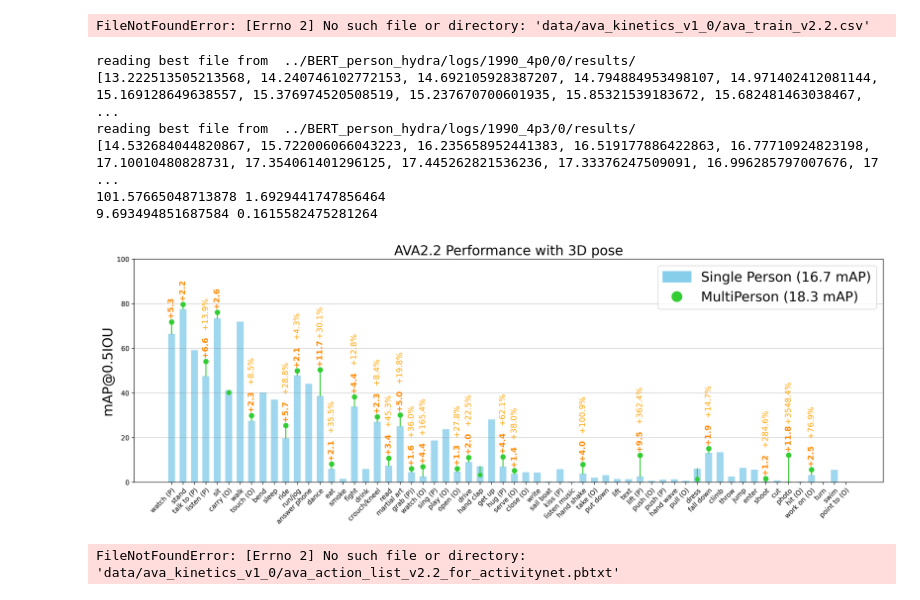
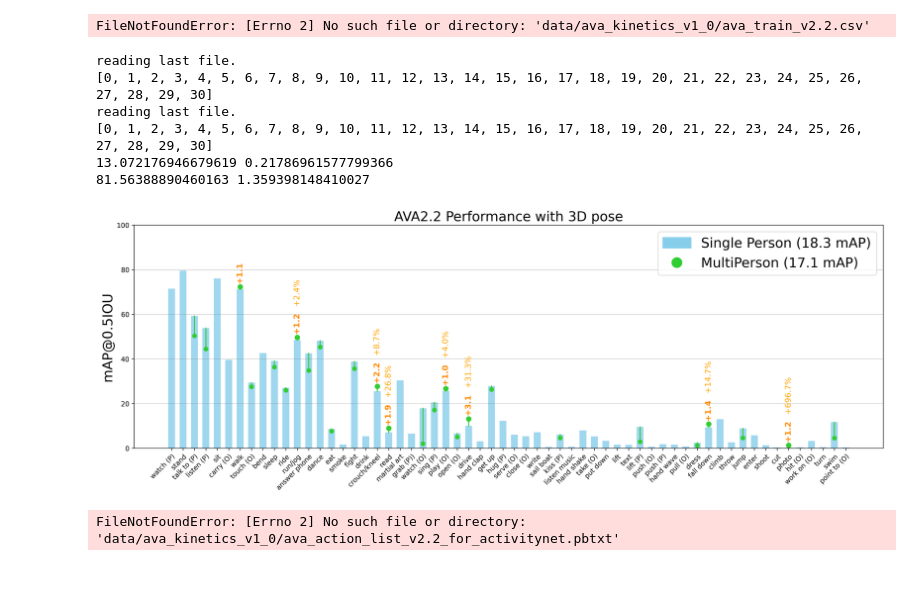
Before and after one commit to brjathu/BERT_person_V2, a Jupyter notebook: _BERT_person.ipynb, the cells around one changed output. Drawn from its saved outputs; the diff is of its cells as text; code cells hidden in the pictures.

```diff
--- a/_BERT_person.ipynb
+++ b/_BERT_person.ipynb
@@ -124,29 +124,14 @@ labelmap = read_labelmap(open('data/ava/ava_action_list_v2.2.pbtxt', 'r'))
 # actions, action_map = read_ava_pkl("logs/130012/0/results/0.pkl") # MViTv2_40x3   (35.67 mAP)
 
 
-actions, action_map = read_ava_pkl("../BERT_person_hydra/logs/1990_4p0/0/results/", best=True)    # SINGLE FRAME INFERENCING
-actions_, action_map_ = read_ava_pkl("../BERT_person_hydra/logs/1990_4p3/0/results/", best=True)    # SINGLE FRAME INFERENCING
+# actions, action_map = read_ava_pkl("../BERT_person_hydra/logs/1990_4p0/0/results/", best=True)    # SINGLE FRAME INFERENCING
+# actions_, action_map_ = read_ava_pkl("../BERT_person_hydra/logs/1990_4p3/0/results/", best=True)    # SINGLE FRAME INFERENCING
 
 
-# actions, action_map = read_ava_pkl("logs/1990_4p0/0/results/", best=True)    # SINGLE FRAME INFERENCING
-# actions_, action_map_ = read_ava_pkl("logs/1990_4p20/0/results/", best=True)    # SINGLE FRAME INFERENCING
-
-# actions, action_map = read_ava_pkl("logs/1990_4p20/0/results/", best=True)    # SINGLE FRAME INFERENCING
-# actions_, action_map_ = read_ava_pkl("logs/1990_4p21/0/results/", best=True)    # SINGLE FRAME INFERENCING
-# actions, action_map = read_ava_pkl("logs/1990_4p30/0/results/", best=True)    # SINGLE FRAME INFERENCING
-# actions_, action_map_ = read_ava_pkl("logs/1990_4p31/0/results/", best=True)    # SINGLE FRAME INFERENCING
+actions, action_map = read_ava_pkl("logs/3000_M1/0/results/", best=0)    # SINGLE FRAME INFERENCING
+actions_, action_map_ = read_ava_pkl("logs/3000_M3/0/results/", best=0)    # SINGLE FRAME INFERENCING
 
 
-# actions_, action_map_ = read_ava_pkl("logs/1990_4p20/0/results/", best=True)    # AVAK+VITPOSE (N=1)
-# actions_, action_map_ = read_ava_pkl("logs/1990_4p21/0/results/", best=True)    # AVAK+VITPOSE (N=5)
-# actions_, action_map_ = read_ava_pkl("logs/1990_4p20x/0/results/", best=True)    # VITPOSE (N=1)
-
-# actions, action_map = read_ava_pkl("logs/1990_4p22/0/results/", best=True)    # HMR (N=1)
-# actions_, action_map_ = read_ava_pkl("logs/1990_4p23/0/results/", best=True)    # HMR+VITPOSE(N=1)
-# actions_, action_map_ = read_ava_pkl("logs/1990_4p23x/0/results/", best=True)    # HMR+VITPOSE(N=5)
-
-
-# actions_, action_map_ = read_ava_pkl("logs/2031_5f/0/results/", best=True)    # HMR+VITPOSE(N=5)
 
 
 actions_sort = ['watch (P)', 'stand',
@@ -194,40 +179,40 @@ plt.legend(fontsize=20, loc='upper right', handles=[gray_patch, green_dot])
 
 plt.ylim(0,100)
 plt.title('AVA2.2 Performance with 3D pose', fontsize=20)
 plt.ylabel('mAP@0.5IOU', fontsize=20)
 
 sum_pos = 0
 sum_neg = 0
 th      = 1
 avg_classes = []
 for i in range(len(actions)):
     if(action_map[i]<action_map_[i]):
         if(action_map_[i]-action_map[i]>th):
             plt.text(i, action_map_[i], ' +%.1f'%(action_map_[i]-action_map[i]), color='darkorange', fontweight='bold', fontsize=12, rotation = 90, ha='center', va='bottom')
             if(action_map_[i]<60):
               plt.text(i, action_map_[i], '            +%.1f%%'%((action_map_[i]-action_map[i])/action_map[i]*100), color='orange', fontsize=12, rotation = 90, ha='center', va='bottom')
             plt.plot(i, action_map_[i], 'o', color=color_ours, alpha=1, markersize=7)
             plt.plot([i, i], [action_map_[i], action_map[i]], color=color_ours, alpha=1)
             sum_pos += action_map_[i]-action_map[i]
             avg_classes.append(labelmap[actions[i]]['id'])
     else:
         if(action_map[i]-action_map_[i]>th):
             # plt.text(i, action_map_[i], ' -%.2f'%(action_map[i]-action_map_[i]), color='orange', fontweight='bold', fontsize=15, rotation = 90, ha='center', va='bottom')
             plt.plot(i, action_map_[i], 'o', color=color_ours_x, alpha=1)
             plt.plot([i, i], [action_map_[i], action_map[i]], color=color_ours_x, alpha=1)
             sum_neg += action_map[i]-action_map_[i]
 
 print(sum_pos, sum_pos/60)
 print(sum_neg, sum_neg/60)
 plt.show()
 # %% [output]
-reading best file from  ../BERT_person_hydra/logs/1990_4p0/0/results/
-[13.222513505213568, 14.240746102772153, 14.692105928387207, 14.794884953498107, 14.971402412081144, 15.169128649638557, 15.376974520508519, 15.237670700601935, 15.85321539183672, 15.682481463038467,  ...
-reading best file from  ../BERT_person_hydra/logs/1990_4p3/0/results/
-[14.532684044820867, 15.722006066043223, 16.235658952441383, 16.519177886422863, 16.77710924823198, 17.10010480828731, 17.354061401296125, 17.445262821536236, 17.33376247509091, 16.996285797007676, 17 ...
-101.57665048713878 1.6929441747856464
-9.693494851687584 0.1615582475281264
+reading last file.
+[0, 1, 2, 3, 4, 5, 6, 7, 8, 9, 10, 11, 12, 13, 14, 15, 16, 17, 18, 19, 20, 21, 22, 23, 24, 25, 26, 27, 28, 29, 30]
+reading last file.
+[0, 1, 2, 3, 4, 5, 6, 7, 8, 9, 10, 11, 12, 13, 14, 15, 16, 17, 18, 19, 20, 21, 22, 23, 24, 25, 26, 27, 28, 29, 30]
+13.072176946679619 0.21786961577799366
+81.56388890460163 1.359398148410027
-[figure, old version]
+[figure, new version]
 # %%
 labelmap = read_labelmap(open('data/ava_kinetics_v1_0/ava_action_list_v2.2_for_activitynet.pbtxt', 'r'))
 
```
Also changed, not shown: parts of 1 cell of this notebook, 3 other files.
